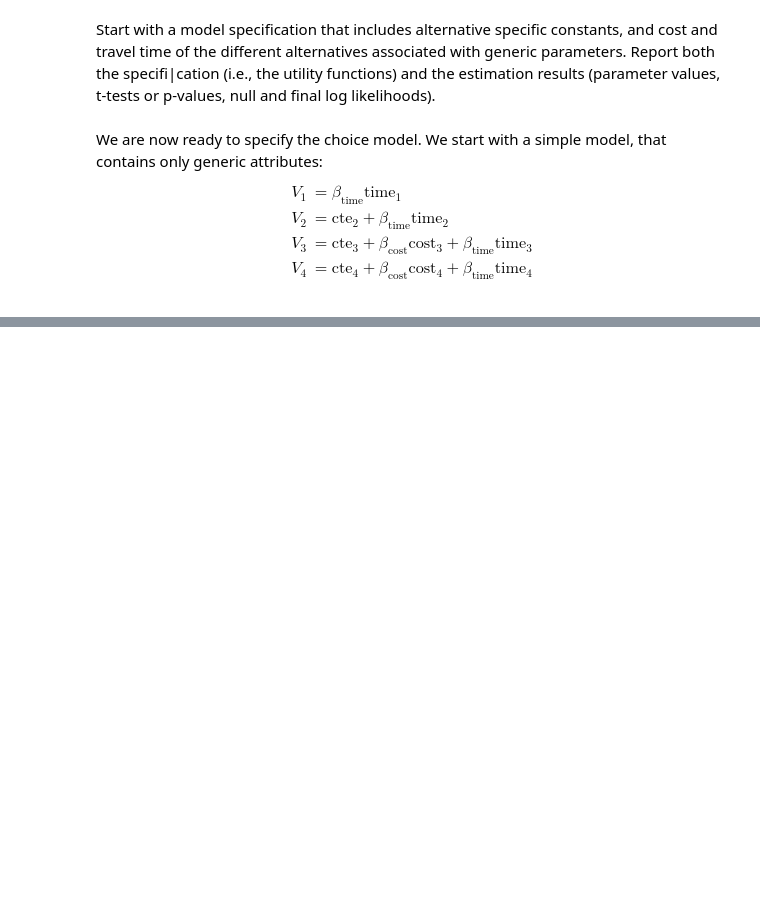
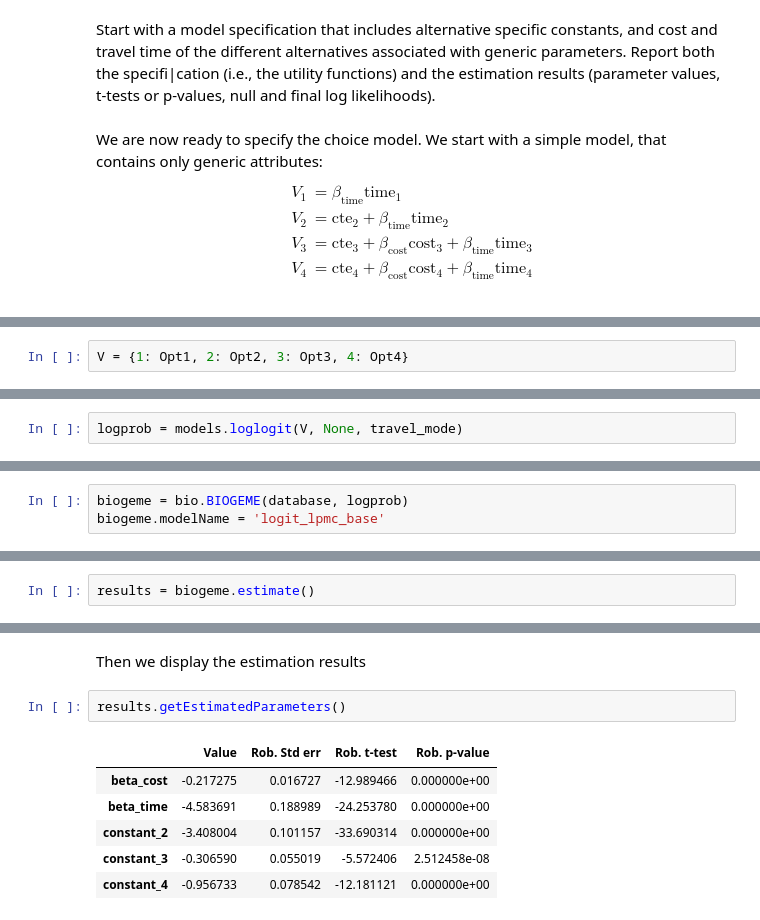
Before and after one commit to GAnagno/Choice, a Jupyter notebook: assignment.ipynb, the cells around one changed output, grey strips where cells are left out. Cells and saved outputs as stored; diff of their text form; blank space fills up the shorter version.

```diff
--- a/assignment.ipynb
+++ b/assignment.ipynb
@@ -291,0 +314,2 @@ We now write the utility functions:
+# %%
+V = {1: Opt1, 2: Opt2, 3: Opt3, 4: Opt4}
@@ -291,0 +323,2 @@ We now write the utility functions:
+# %%
+logprob = models.loglogit(V, None, travel_mode)
@@ -291,0 +327,3 @@ We now write the utility functions:
+# %%
+biogeme = bio.BIOGEME(database, logprob)
+biogeme.modelName = 'logit_lpmc_base'
@@ -291,0 +334,2 @@ We now write the utility functions:
+# %%
+results = biogeme.estimate()
@@ -291,0 +353,11 @@ We now write the utility functions:
+# %% [markdown]
+Then we display the estimation results
+# %%
+results.getEstimatedParameters()
+# %% [output]
+|  | Value | Rob. Std err | Rob. t-test | Rob. p-value |
+| beta_cost | -0.217275 | 0.016727 | -12.989466 | 0.000000e+00 |
+| beta_time | -4.583691 | 0.188989 | -24.253780 | 0.000000e+00 |
+| constant_2 | -3.408004 | 0.101157 | -33.690314 | 0.000000e+00 |
+| constant_3 | -0.306590 | 0.055019 | -5.572406 | 2.512458e-08 |
+| constant_4 | -0.956733 | 0.078542 | -12.181121 | 0.000000e+00 |
```
Also changed, not shown: parts of 35 cells of this notebook.
